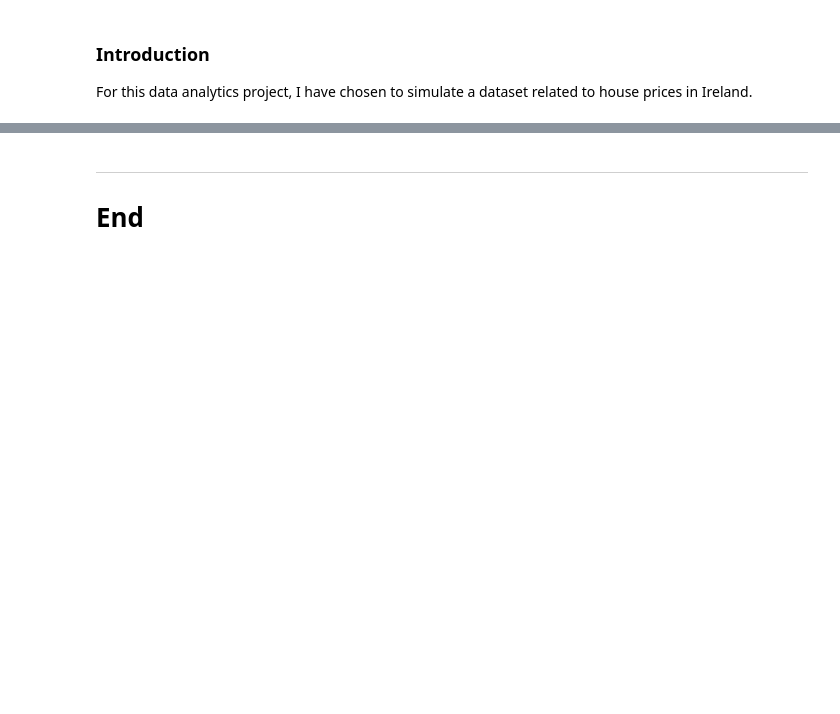
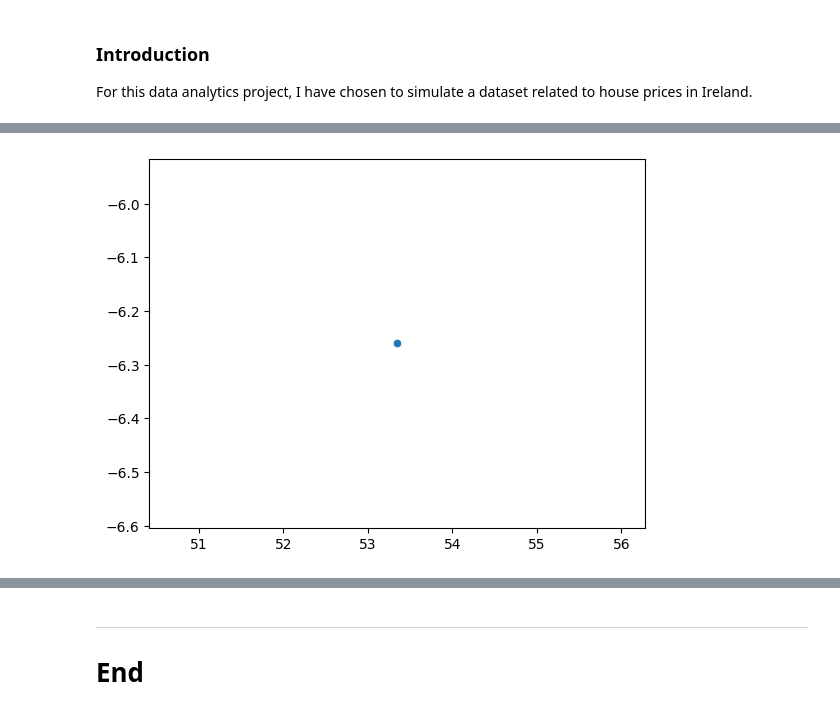
Before and after one commit to damienfarrell/prog-data-p1, a Jupyter notebook: Project_1.ipynb, the cells around one changed output, grey strips where cells are left out. Cells and saved outputs as stored; diff of their text form; code cells hidden in the pictures; blank space fills up the shorter version.

```diff
--- a/Project_1.ipynb
+++ b/Project_1.ipynb
@@ -69,0 +95,7 @@ Introduce a relationship between geographic location and house price. Certain ge
+# %%
+latitude = 53.3498
+longitude = -6.2603
+
+sns.scatterplot(x=[latitude],y=[longitude]);
+# %% [output]
+[figure, added]
```
Also changed, not shown: parts of 14 cells of this notebook.
